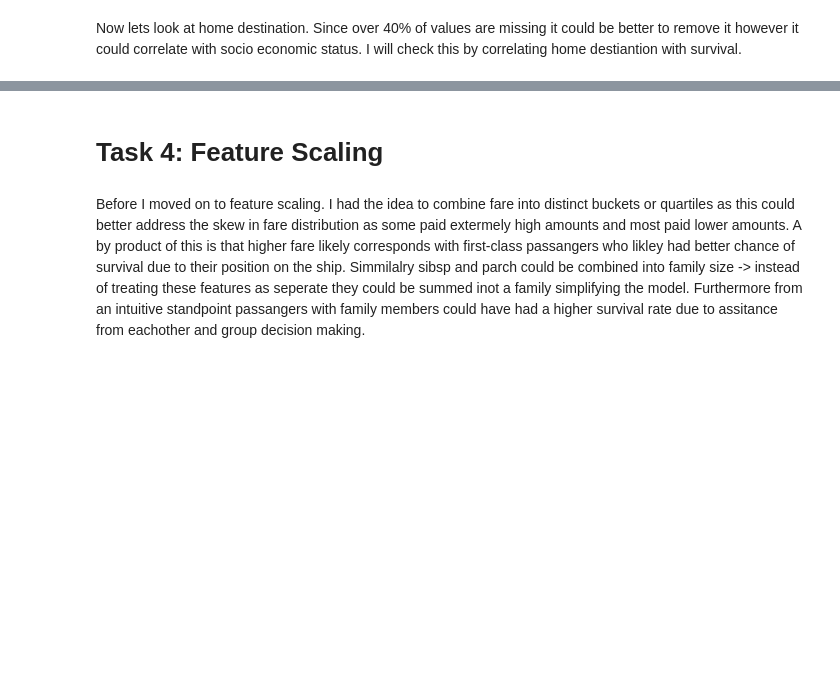
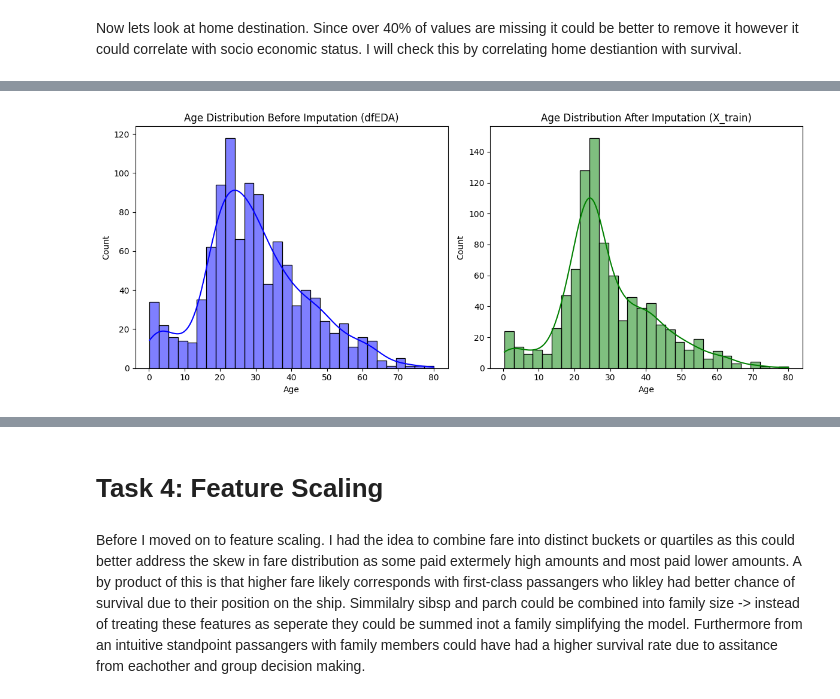
Before and after one commit to lucaskvz/AI-MACHINE-LEARNING-FOUNDATIONS, a Jupyter notebook: assignment_1_Lucas_Van_Zyl.ipynb, the cells around one changed output, grey strips where cells are left out. Cells and saved outputs as stored; diff of their text form; code cells hidden in the pictures; blank space fills up the shorter version.

```diff
--- a/assignment_1_Lucas_Van_Zyl.ipynb
+++ b/assignment_1_Lucas_Van_Zyl.ipynb
@@ -441,3 +342,0 @@ For Emabrked -> since there are only 2 missing values and categorical it is appr
-# %%
-df['embarked'] = df['embarked'].fillna(df['embarked'].mode()[0])
-df['fare'] = df['fare'].fillna(df['fare'].median())
@@ -668,0 +358,4 @@ dtype: int64
+# %%
+if 'home.dest' in df.columns:
+    df.drop(columns=['home.dest'], inplace=True)
+df.head()
@@ -668,0 +369,5 @@ dtype: int64
+# %%
+# Filling missing categorical variables with place holder
+df["embarked"] = df["embarked"].fillna("Unknown")
+print("Number of missing values in embarked:", df["embarked"].isnull().sum())
+df.head()
@@ -668,0 +390,21 @@ dtype: int64
+# %%
+# Define features (X) and target (y)
+# X contains independent variables excluding survived since thats the target
+X = df.drop(columns=["survived"])
+# Y just contains the dependent variable
+y = df["survived"]
+
+# This splits the data into train (70%) and temp (30%) using stratification
+# stratify = y ensures the proportion of survivors and non survivors remains the same in both splits
+X_train, X_temp, y_train, y_temp = train_test_split(
+    X, y, test_size=0.3, stratify=y, random_state=42
+)
+
+# this takes the tempoary sets and further splits them 50-50 into validation and test sets
+# again here we ensure that the survial distribution is consisent in both validation and test sets using stratify = y_temp
+X_val, X_test, y_val, y_test = train_test_split(
+    X_temp, y_temp, test_size=0.5, stratify=y_temp, random_state=42
+)
+
+# just double checking by prining the number of rows and columns in each dataset to confirm the split occured properly
+print(f"Training Set: {X_train.shape}, Validation Set: {X_val.shape}, Test Set: {X_test.shape}")
@@ -668,0 +499,14 @@ dtype: int64
+# %%
+fig, ax = plt.subplots(1, 2, figsize=(12, 5))
+# Before Imputation using dfEDA the original dataset
+sns.histplot(dfEDA["age"].dropna(), bins=30, kde=True, ax=ax[0], color="blue")
+ax[0].set_title("Age Distribution Before Imputation (dfEDA)")
+ax[0].set_xlabel("Age")
+# After Imputation using X_train tge modified dataset
+sns.histplot(X_train["age"], bins=30, kde=True, ax=ax[1], color="green")
+ax[1].set_title("Age Distribution After Imputation (X_train)")
+ax[1].set_xlabel("Age")
+plt.tight_layout()
+plt.show()
+# %% [output]
+[figure, added]
```
Also changed, not shown: parts of 65 cells of this notebook.
